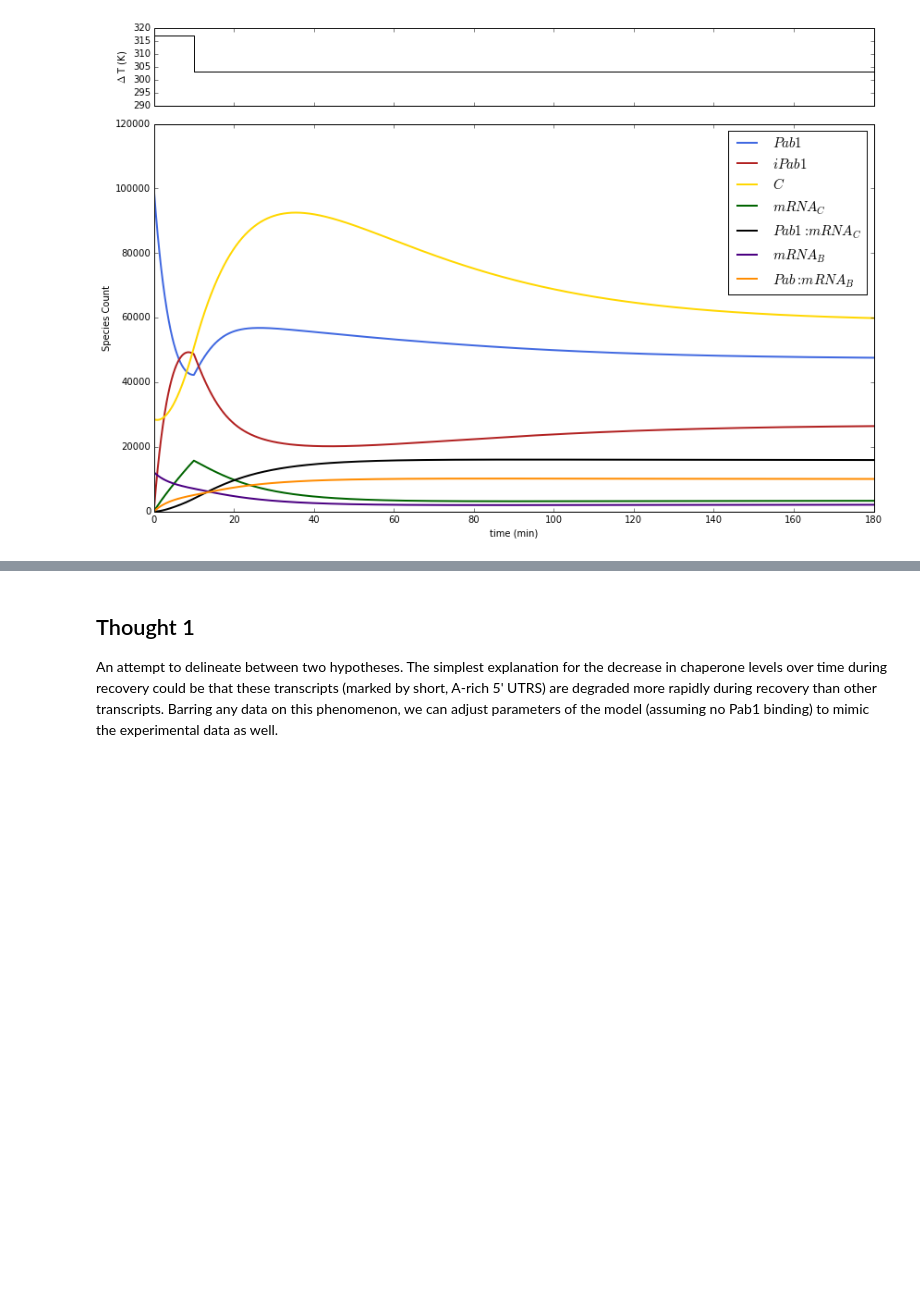
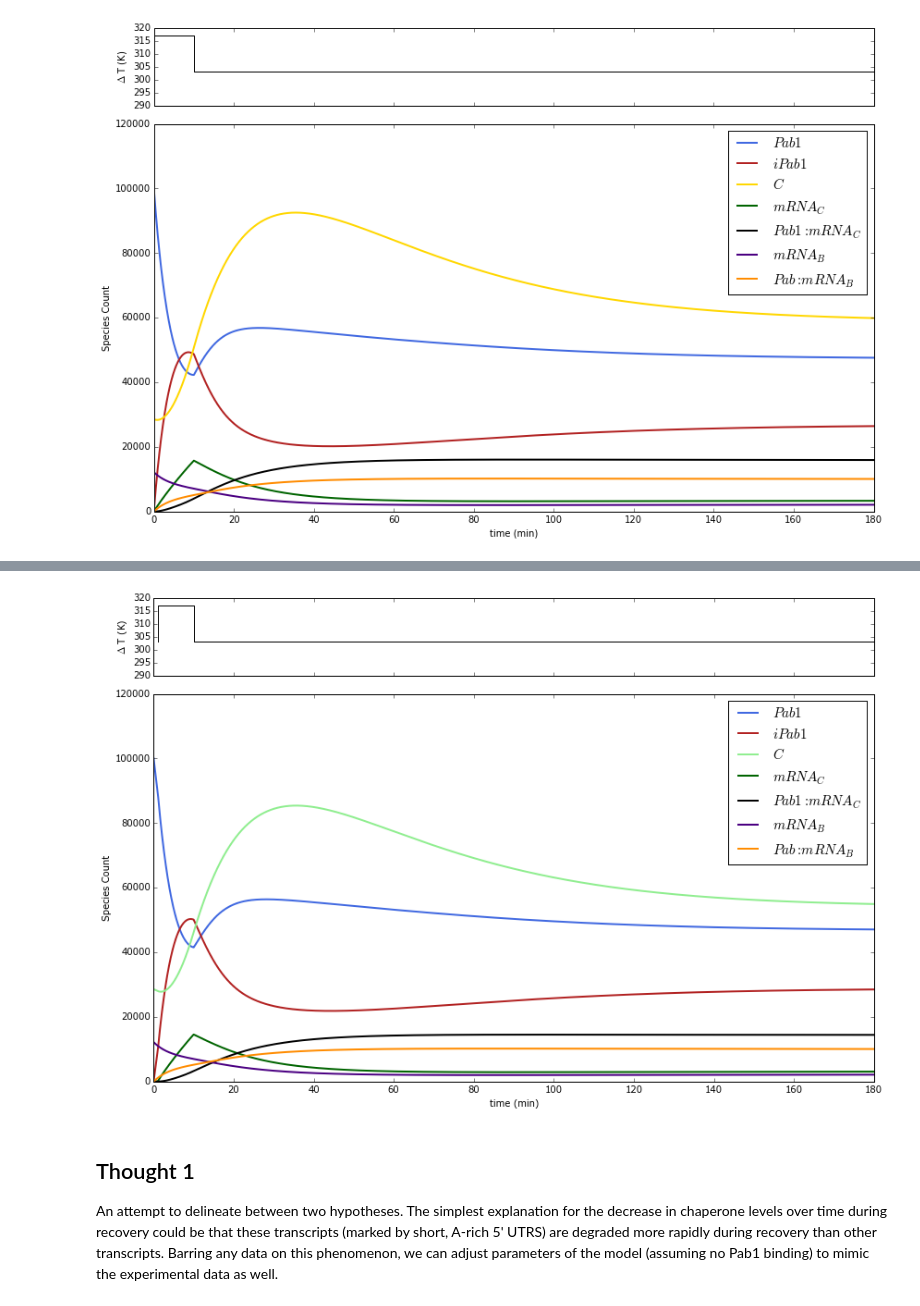
Before and after one commit to haneulyoo/agg_simv2, a Jupyter notebook: chaperone-production.ipynb, the cells around one changed output, grey strips where cells are left out. Drawn from its saved outputs; the diff is of its cells as text; code cells hidden in the pictures; blank space fills up the shorter version.

```diff
--- a/chaperone-production.ipynb
+++ b/chaperone-production.ipynb
@@ -93,10 +93,6 @@ HSP104_deg = 0.011363 # min^-1
 total_Pab1 = 100115 # unshocked conditions
 #Pab1_deg = 0.000891 # min^-1; basically 0 for our purposes
 base_HSP104_mRNA = 4.7
-
-
-time_vec = [1., 10., 180.]
-temp_vec = [303, 317, 303]
 
 # Base simulation function
 def run_simulation(deriv, zinit, temp_vec, time_vec, tstep):
@@ -109,13 +105,33 @@ def run_simulation(deriv, zinit, temp_vec, time_vec, tstep):
             T = temp_vec[i]
             T_list = [T, T]
             times = np.arange(0, time_vec[i], tstep)
-            old_z = odeint(deriv, zinit, times)
+            old_z = odeint(deriv, zinit, times, args=(T,))
         else:
             T = temp_vec[i]
             time = np.arange(time_vec[i-1], time_vec[i], tstep)
-            z = odeint(deriv, old_z[-1], time)
+            z = odeint(deriv, old_z[-1], time, args=(T,))
             old_z = np.vstack((old_z, z))
             times = np.concatenate((times, time))
             T_list.append(T)
 
     return old_z, times, T_list
+
+def plot_timecourse(old_z, times, T_list, time_vec):
+    """Plot output of run_simulation."""
+    names = ['$Pab1$', '$iPab1$', '$C$', '$mRNA_C$', '$Pab1:mRNA_C$', '$mRNA_B$', '$Pab:mRNA_B$']
+    colors = ['royalblue', 'firebrick', 'lightgreen', 'darkgreen', 'k', 'indigo', 'darkorange']
+
+    f = plt.figure(figsize=(12, 8))
+    gs = gridspec.GridSpec(2, 1, height_ratios=[1, 5])
+    ax2 = plt.subplot(gs[0])
+    ax2.step([time_vec[0]] + time_vec, T_list, c='k')
+    ax2.set_ylabel('$\Delta$ T (K)')
+    ax2.set_ylim(290, 320)
+    plt.setp(ax2.get_xticklabels(), visible=False)
+    ax = plt.subplot(gs[1], sharex=ax2)
+    for i in xrange(7):
+        ax.plot(times, old_z[:, i], label=names[i], c=colors[i], linewidth=2)
+    ax.set_xlabel('time (min)')
+    ax.set_ylabel('Species Count')
+    ax.legend(loc=0, fontsize=15)
+    plt.tight_layout()
@@ -253,3 +275,12 @@ plt.tight_layout()
+# %%
+time_vec = [1., 10., 180.]
+temp_vec = [303, 317, 303]
+zinit = np.array([total_Pab1, 0, total_HSP104, 5, 0, 12200, 0])
+x = run_simulation(Pabreg, zinit, temp_vec, time_vec, 0.001)
+
+plot_timecourse(x[0], x[1], x[2], time_vec)
+# %% [output]
+[figure, added]
 # %% [markdown]
 ## Thought 1
 An attempt to delineate between two hypotheses. The simplest explanation for the decrease in chaperone levels over time during recovery could be that these transcripts (marked by short, A-rich 5' UTRS) are degraded more rapidly during recovery than other transcripts. Barring any data on this phenomenon, we can adjust parameters of the model (assuming no Pab1 binding) to mimic the experimental data as well.
```
Also changed, not shown: parts of 6 cells of this notebook.
